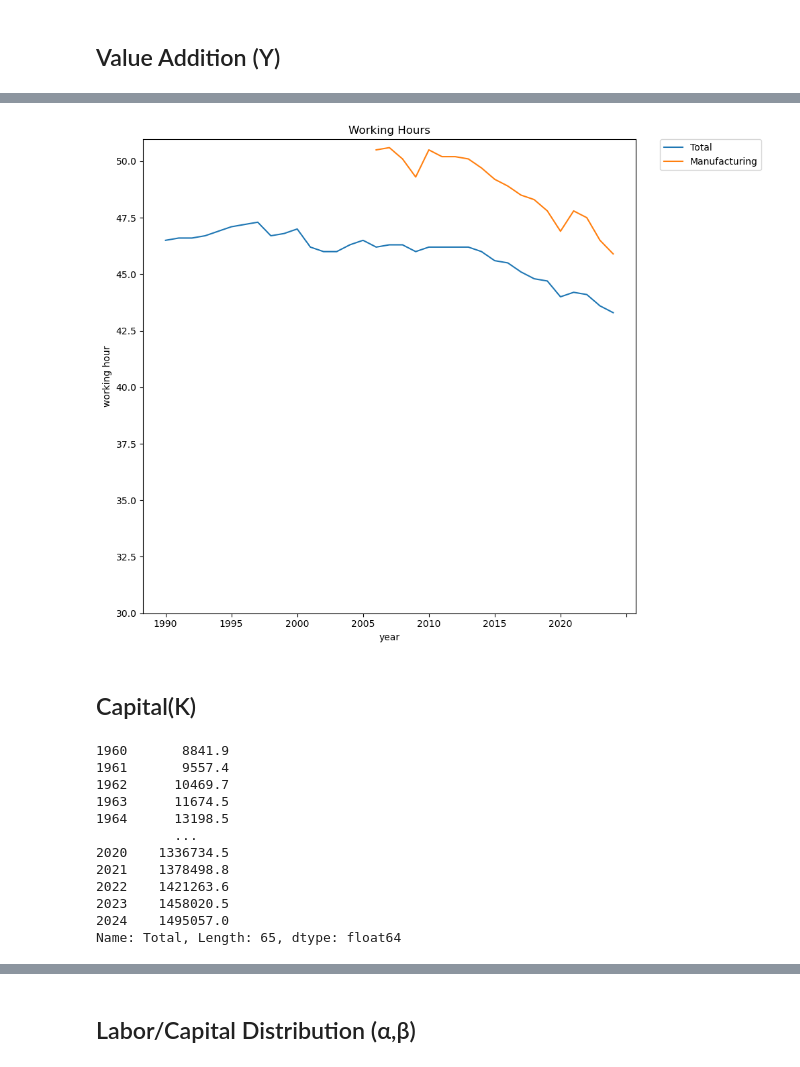
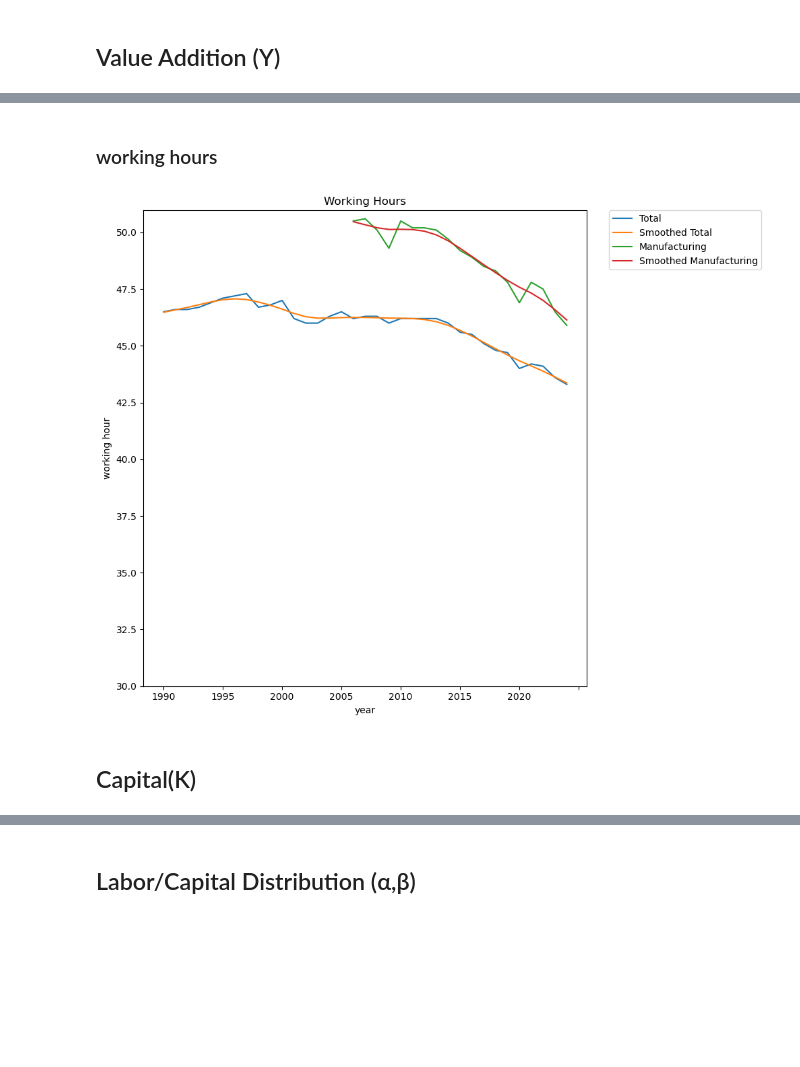
Before and after one commit to yupon-pro/codes-for-graduate-essay, a Jupyter notebook: analysis/sg_manufac.ipynb, the cells around one changed output, grey strips where cells are left out. Saved outputs shown, nothing was run; the diff lists cells and outputs as text; code cells hidden in the pictures; blank space fills up the shorter version.

```diff
--- a/analysis/sg_manufac.ipynb
+++ b/analysis/sg_manufac.ipynb
@@ -2,9 +2,10 @@
 # Growth accounting for manufacturing industry in Singapore
 # %%
 import pandas as pd
-def normalize_data(path: str, header: int = 10, nrows: int = 23) -> pd.DataFrame:
+def normalize_data(path: str, header: int = 10, nrows: int | None = 23) -> pd.DataFrame:
   df = pd.read_csv(path, header=header, index_col=0, nrows=nrows)
   df.columns = df.columns.astype(int).astype(str)
+  df.index = [str(row).strip() for row in df.index]
   for col in df.columns:
     df[col] = pd.to_numeric(df[col], errors="coerce")
   return df
@@ -11,2 +50,37 @@ def normalize_data(path: str, header: int = 10, nrows: int = 23) -> pd.DataFrame
+# %%
+from statsmodels.tsa.filters.hp_filter import hpfilter
+import pandas as pd
+from typing import Literal
+
+def hp_filter_trend(
+    target_series: pd.Series,
+    time_scale: Literal["yearly", "quarterly", "monthly"] = "yearly",
+    with_cycle: bool | None = False
+) -> pd.Series | tuple[pd.Series, pd.Series]:
+    """
+    Apply Hodrick-Prescott (HP) filter to extract the trend component
+    from a time-series variable (e.g. productivity, utilization).
+    Args:
+        target_series (pd.Series): 時系列データ（インデックスは時系列）
+        time_scale (str): "yearly", "quarterly", または "monthly"
+    Returns:
+        pd.Series: トレンド成分（trend component）
+    """
+    if time_scale == "yearly":
+        lamb = 6.25
+    elif time_scale == "quarterly":
+        lamb = 1600
+    elif time_scale == "monthly":
+        lamb = 14400
+    else:
+        raise ValueError("time_scale must be 'yearly', 'quarterly', or 'monthly'.")
+
+    cycle, trend = hpfilter(target_series, lamb=lamb)
+    trend.index = target_series.index  # 元の時系列インデックスを保持
+    if not with_cycle:
+        return trend
+    else:
+        cycle.index = target_series.index
+        return cycle, trend
 # %% [markdown]
 ## Value Addition (Y)
@@ -89,40 +156,43 @@ plt.show()
+# %% [markdown]
+### working hours
 # %%
 import pandas as pd
 import matplotlib.pyplot as plt
 import numpy as np
 
 # Refer to https://www.singstat.gov.sg/find-data/search-by-theme/industry/manufacturing/latest-data
 
-# employment_df = pd.read_csv("./data/sg_manufac_workers_by_industry.csv", header=9, index_col=0, nrows=23)
 
-working_hours_df = normalize_data("./data/sg_working_hours.csv", nrows=15)
+working_hours_df = normalize_data("./data/singapore/sg_working_hours.csv", nrows=15)
 
 working_hours = pd.DataFrame({
   "Total": working_hours_df.iloc[0, :],
-  "Manufacturing": working_hours_df.iloc[1, :]
+  "Smoothed Total": hp_filter_trend(working_hours_df.iloc[0, :], "yearly"),
+  "Manufacturing": working_hours_df.iloc[1, :],
+  "Smoothed Manufacturing": hp_filter_trend(working_hours_df.iloc[1, :].dropna(), "yearly")
   }).sort_index()
 
 
 ax = working_hours.plot(figsize=(10, 8))
 
 
 # 凡例をプロットの外に配置 (右上に配置)
 ax.legend(bbox_to_anchor=(1.05, 1), loc='upper left', borderaxespad=0.)
 
 # タイトルと軸ラベルを追加（必要に応じて）
 plt.title('Working Hours')
 plt.xlabel('year')
 plt.ylabel('working hour')
 
 # レイアウトを調整して、凡例がグラフを隠さないようにする
 plt.tight_layout()
 
 plt.ylim(30)
 
 # 表示
 plt.show()
 # %% [output]
-[figure, old version]
+[figure, new version]
 # %% [markdown]
 ## Capital(K)
 # %%
@@ -149,19 +219,3 @@ def to_dataset(url: str):
   df.drop(columns="_id", inplace=True)
 
   return df
-# %%
-total_net_capital_stock = normalize_data("./data/sg_net_capital_stock.csv", nrows=15).loc["Total"].sort_index()
-total_net_capital_stock
-# %% [output]
-1960       8841.9
-1961       9557.4
-1962      10469.7
-1963      11674.5
-1964      13198.5
-          ...
-2020    1336734.5
-2021    1378498.8
-2022    1421263.6
-2023    1458020.5
-2024    1495057.0
-Name: Total, Length: 65, dtype: float64
```
Also changed, not shown: parts of 39 cells of this notebook, 13 other files.
